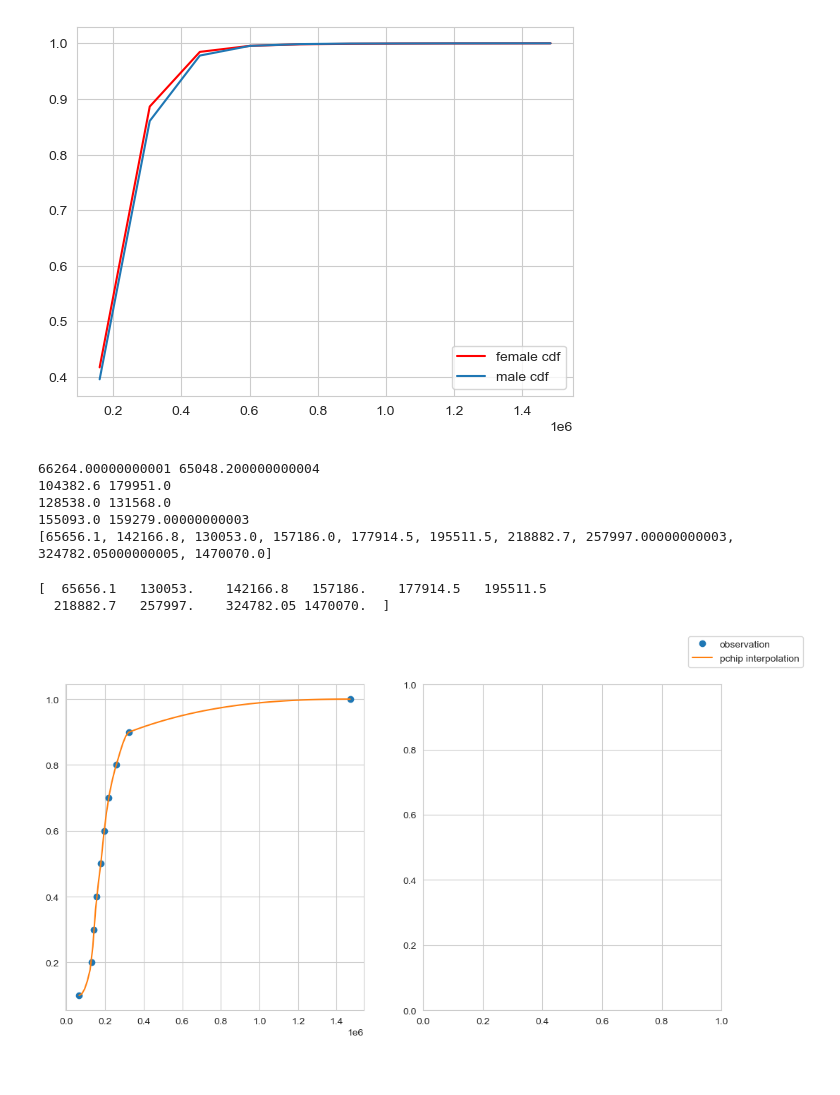
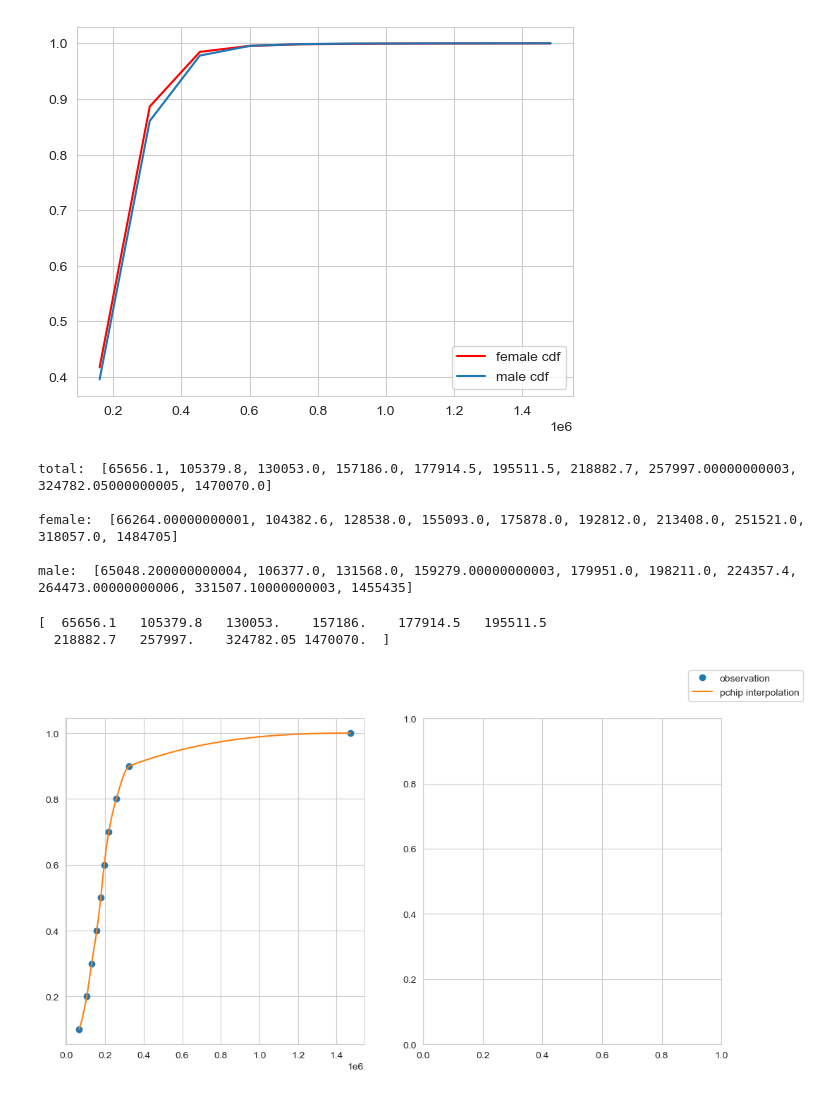
Before and after one commit to ai-r-ia/federated_learning_adult_dataset, a Jupyter notebook: data_fairer.ipynb, the cells around one changed output. Drawn from its saved outputs; the diff is of its cells as text; code cells hidden in the pictures.

Commit message:
fnlwgt cdf updates

```diff
--- a/data_fairer.ipynb
+++ b/data_fairer.ipynb
@@ -272,27 +272,27 @@ plt.legend()
 <matplotlib.legend.Legend at 0x...>
 [figure]
 # %%
-fq1 = np.quantile(fnlwgt_female, .25)
-mq1 = np.quantile(fnlwgt_male, .25)
-fq2 = np.quantile(fnlwgt_female, .50)
-mq2 = np.quantile(fnlwgt_male, .50)
-fq3 = np.quantile(fnlwgt_female, .75)
-mq3 = np.quantile(fnlwgt_male, .75)
-fq4 = np.quantile(fnlwgt_female, 1)
-mq4 = np.quantile(fnlwgt_male, 1)
+# fq1 = np.quantile(fnlwgt_female, .25)
+# mq1 = np.quantile(fnlwgt_male, .25)
+# fq2 = np.quantile(fnlwgt_female, .50)
+# mq2 = np.quantile(fnlwgt_male, .50)
+# fq3 = np.quantile(fnlwgt_female, .75)
+# mq3 = np.quantile(fnlwgt_male, .75)
+# fq4 = np.quantile(fnlwgt_female, 1)
+# mq4 = np.quantile(fnlwgt_male, 1)
 
-fq1 = np.quantile(fnlwgt_female, .10)
+fq1 = np.quantile(fnlwgt_female, .1)
 mq1 = np.quantile(fnlwgt_male, .1)
 fq2 = np.quantile(fnlwgt_female, .2)
-mq = np.quantile(fnlwgt_male, .2)
+mq2 = np.quantile(fnlwgt_male, .2)
 fq3 = np.quantile(fnlwgt_female, .3)
 mq3 = np.quantile(fnlwgt_male, .3)
 fq4 = np.quantile(fnlwgt_female, .4)
 mq4 = np.quantile(fnlwgt_male, .4)
 fq5 = np.quantile(fnlwgt_female, .5)
 mq5 = np.quantile(fnlwgt_male, .5)
-fq6 = np.quantile(fnlwgt_female, .60)
-mq6 = np.quantile(fnlwgt_male, ..60)
+fq6 = np.quantile(fnlwgt_female, .6)
+mq6 = np.quantile(fnlwgt_male, .6)
 fq7 = np.quantile(fnlwgt_female, .7)
 mq7 = np.quantile(fnlwgt_male, .7)
 fq8 = np.quantile(fnlwgt_female, .8)
@@ -303,10 +303,10 @@ fq10 = np.quantile(fnlwgt_female, 1)
 mq10 = np.quantile(fnlwgt_male, 1)
 
 
-print(fq1, mq1)
-print(fq2, mq2)
-print(fq3, mq3)
-print(fq4, mq4)
+# print(fq1, mq1)
+# print(fq2, mq2)
+# print(fq3, mq3)
+# print(fq4, mq4)
 
 q1 = (fq1 + mq1)/2
 q2 = (fq2 + mq2)/2
@@ -319,37 +319,41 @@ q8 = (fq8 + mq8)/2
 q9 = (fq9 + mq9)/2
 q10 = (fq10 + mq10)/2
 
+female_quantiles = [fq1, fq2,fq3, fq4, fq5, fq6, fq7, fq8, fq9, fq10]
+male_quantiles = [mq1, mq2, mq3, mq4, mq5, mq6, mq7, mq8, mq9, mq10]
 quantiles = [q1, q2, q3, q4, q5, q6, q7, q8, q9, q10]
-print(quantiles)
+print("total: ",quantiles, "\n")
+print("female: ",female_quantiles, "\n")
+print("male: ", male_quantiles, "\n")
 # %% [output]
-66264.00000000001 65048.200000000004
-104382.6 179951.0
-128538.0 131568.0
-155093.0 159279.00000000003
-[65656.1, 142166.8, 130053.0, 157186.0, 177914.5, 195511.5, 218882.7, 257997.00000000003, 324782.05000000005, 1470070.0]
+total:  [65656.1, 105379.8, 130053.0, 157186.0, 177914.5, 195511.5, 218882.7, 257997.00000000003, 324782.05000000005, 1470070.0]
+
+female:  [66264.00000000001, 104382.6, 128538.0, 155093.0, 175878.0, 192812.0, 213408.0, 251521.0, 318057.0, 1484705]
+
+male:  [65048.200000000004, 106377.0, 131568.0, 159279.00000000003, 179951.0, 198211.0, 224357.4, 264473.00000000006, 331507.10000000003, 1455435]
 # %%
 from scipy.interpolate import pchip_interpolate
 
 import numpy as np
 
 x = np.array(quantiles)
-x = np.sort(x)
+# x = np.sort(x)
 print(x)
-y = np.array([0.1,0.2,0.3,0.4,0.5,0.6,0.7,0.8,0.9, 1])
+y = np.array([0.1,0.2,0.3,0.4,0.5,0.6,0.7,0.8,0.9,1.0])
 
 x_observed = x
 y_observed = y
 x = np.linspace(min(x_observed), max(x_observed), num=100)
 y = pchip_interpolate(x_observed, y_observed, x)
 y_d = pchip_interpolate(x_observed, y_observed, x, der=1)
 
 fig, ax = plt.subplots(1,2, figsize=(12,6))
 ax[0].plot(x_observed, y_observed, "o", label="observation")
 ax[0].plot(x, y, label="pchip interpolation")
 # ax[1].plot(x, y_d, label="pchip interpolation derivative")
 fig.legend()
 plt.show()
 # %% [output]
-[  65656.1   130053.    142166.8   157186.    177914.5   195511.5
+[  65656.1   105379.8   130053.    157186.    177914.5   195511.5
   218882.7   257997.    324782.05 1470070.  ]
-[figure, old version]
+[figure, new version]
```
Also changed, not shown: parts of 2 cells of this notebook.
